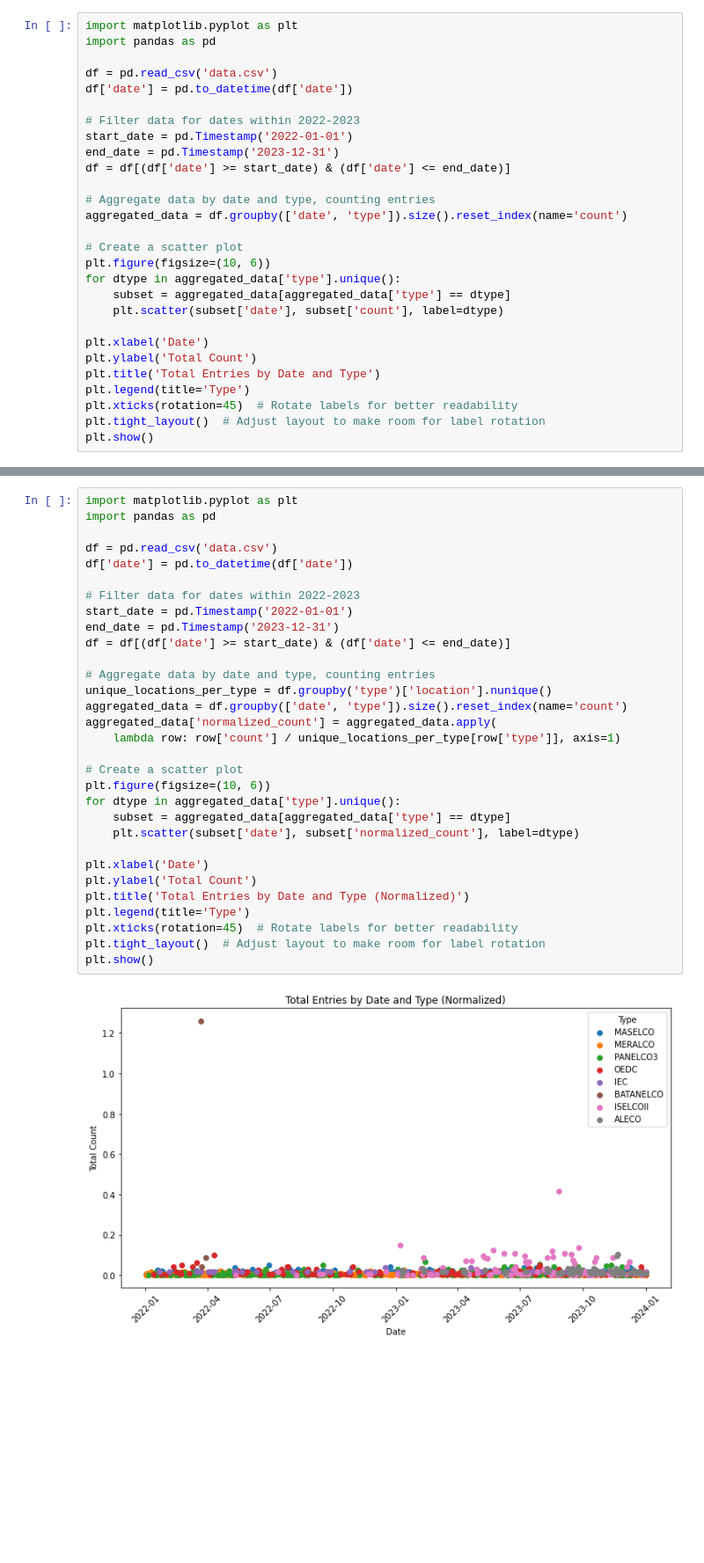
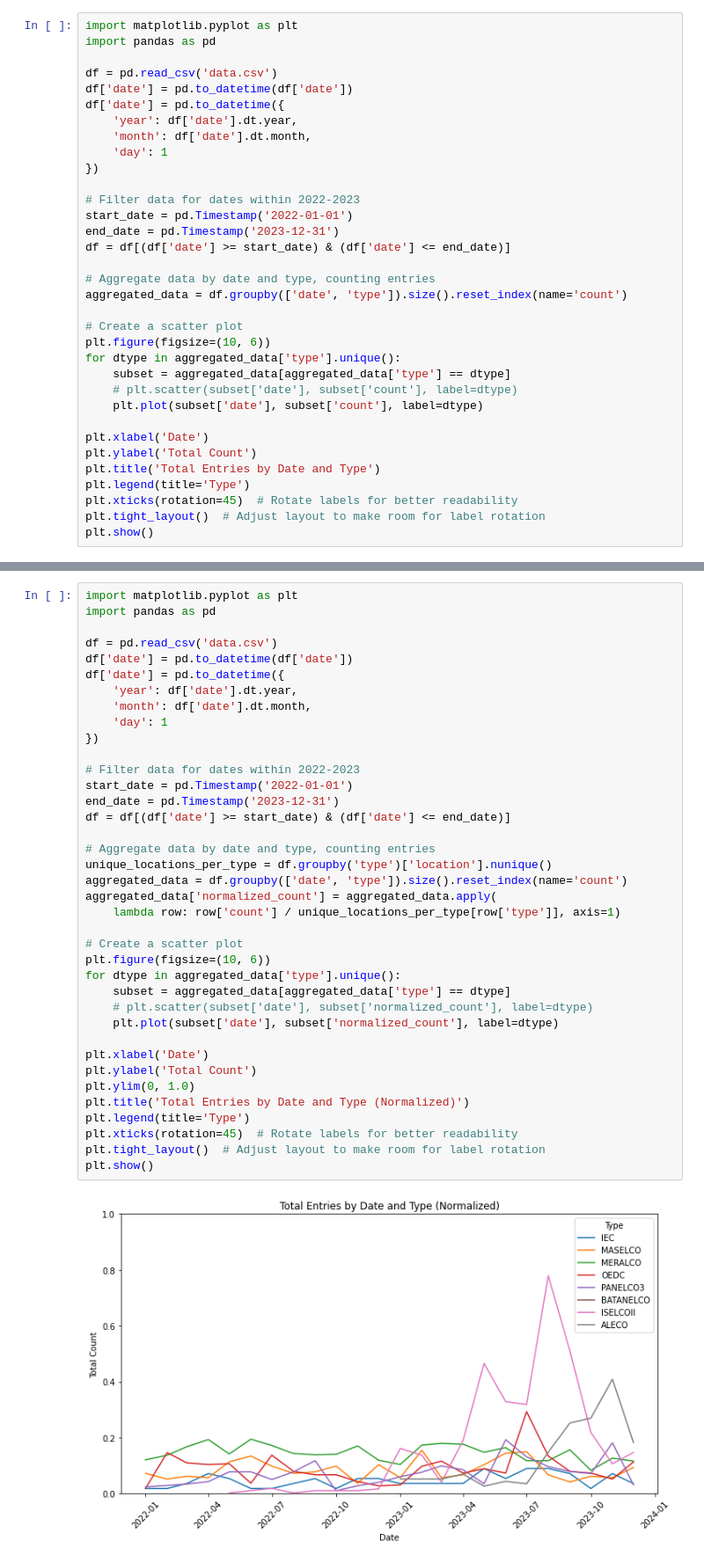
Before and after one commit to smtnhacker/cs132-ph-electric-shortages, a Jupyter notebook: data-gathering/eda.ipynb, the cells around one changed output, grey strips where cells are left out. Shown at 88% size. Saved outputs shown, nothing was run; the diff lists cells and outputs as text; blank space fills up the shorter version.

```diff
--- a/data-gathering/eda.ipynb
+++ b/data-gathering/eda.ipynb
@@ -4,6 +4,11 @@ import pandas as pd
 
 df = pd.read_csv('data.csv')
 df['date'] = pd.to_datetime(df['date'])
+df['date'] = pd.to_datetime({
+    'year': df['date'].dt.year,
+    'month': df['date'].dt.month,
+    'day': 1
+})
 
 # Filter data for dates within 2022-2023
 start_date = pd.Timestamp('2022-01-01')
@@ -17,7 +22,8 @@ aggregated_data = df.groupby(['date', 'type']).size().reset_index(name='count')
 plt.figure(figsize=(10, 6))
 for dtype in aggregated_data['type'].unique():
     subset = aggregated_data[aggregated_data['type'] == dtype]
-    plt.scatter(subset['date'], subset['count'], label=dtype)
+    # plt.scatter(subset['date'], subset['count'], label=dtype)
+    plt.plot(subset['date'], subset['count'], label=dtype)
 
 plt.xlabel('Date')
 plt.ylabel('Total Count')
@@ -60,35 +65,42 @@ plt.show()
 import matplotlib.pyplot as plt
 import pandas as pd
 
 df = pd.read_csv('data.csv')
 df['date'] = pd.to_datetime(df['date'])
+df['date'] = pd.to_datetime({
+    'year': df['date'].dt.year,
+    'month': df['date'].dt.month,
+    'day': 1
+})
 
 # Filter data for dates within 2022-2023
 start_date = pd.Timestamp('2022-01-01')
 end_date = pd.Timestamp('2023-12-31')
 df = df[(df['date'] >= start_date) & (df['date'] <= end_date)]
 
 # Aggregate data by date and type, counting entries
 unique_locations_per_type = df.groupby('type')['location'].nunique()
 aggregated_data = df.groupby(['date', 'type']).size().reset_index(name='count')
 aggregated_data['normalized_count'] = aggregated_data.apply(
     lambda row: row['count'] / unique_locations_per_type[row['type']], axis=1)
 
 # Create a scatter plot
 plt.figure(figsize=(10, 6))
 for dtype in aggregated_data['type'].unique():
     subset = aggregated_data[aggregated_data['type'] == dtype]
-    plt.scatter(subset['date'], subset['normalized_count'], label=dtype)
+    # plt.scatter(subset['date'], subset['normalized_count'], label=dtype)
+    plt.plot(subset['date'], subset['normalized_count'], label=dtype)
 
 plt.xlabel('Date')
 plt.ylabel('Total Count')
+plt.ylim(0, 1.0)
 plt.title('Total Entries by Date and Type (Normalized)')
 plt.legend(title='Type')
 plt.xticks(rotation=45)  # Rotate labels for better readability
 plt.tight_layout()  # Adjust layout to make room for label rotation
 plt.show()
 # %% [output]
-[figure, old version]
+[figure, new version]
 # %%
 import matplotlib.pyplot as plt
 import pandas as pd
```
Also changed, not shown: parts of 5 cells of this notebook.
